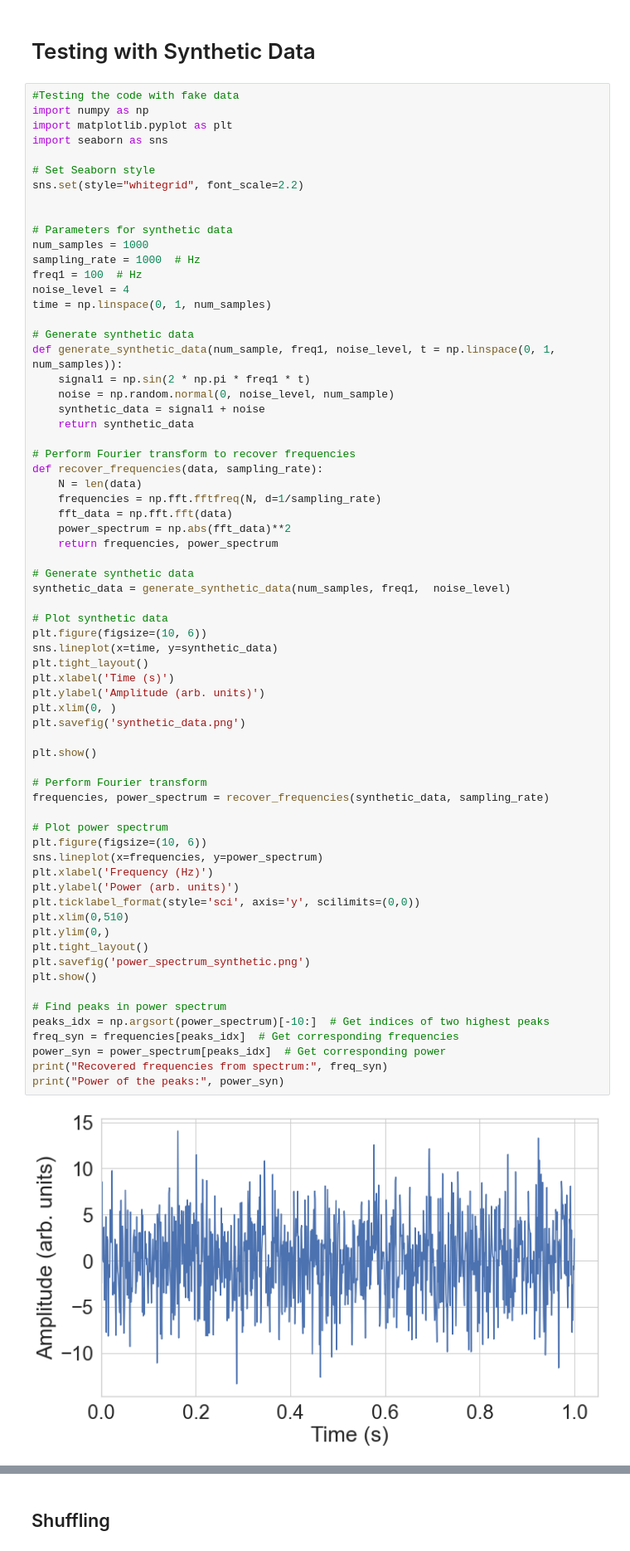
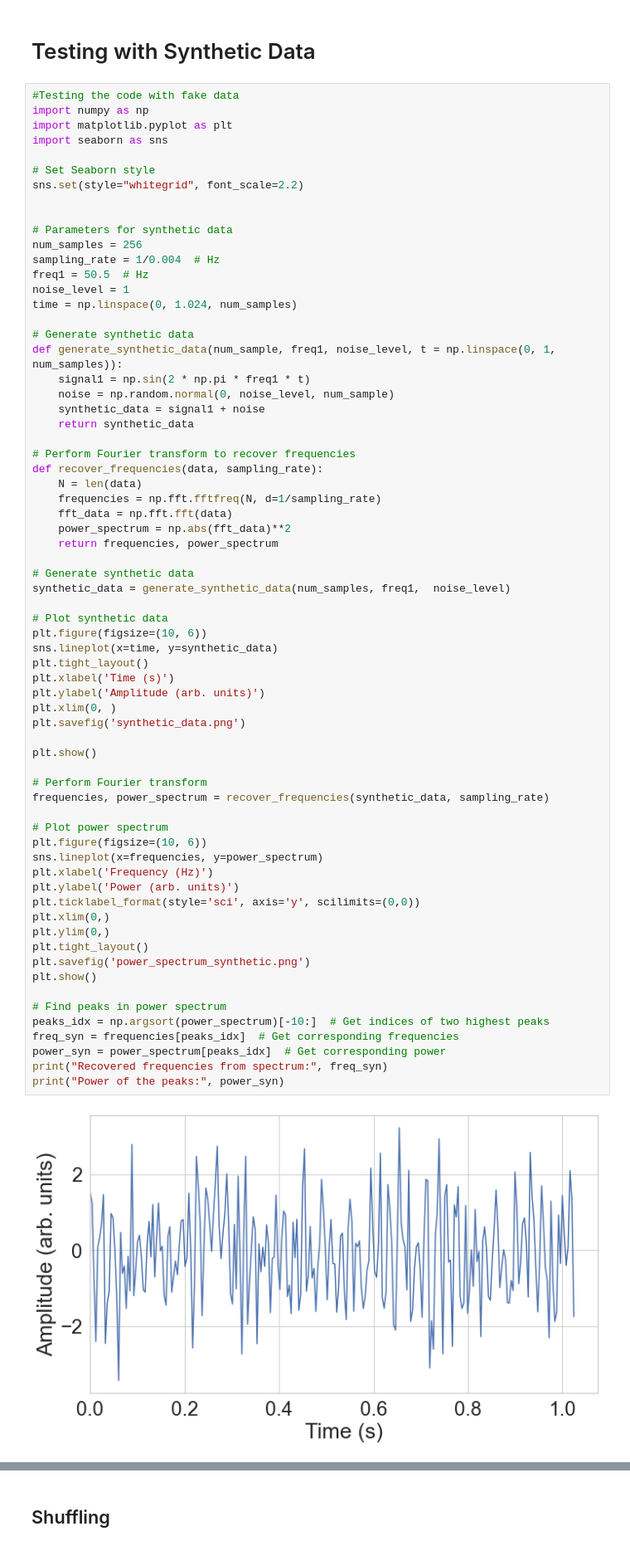
Before and after one commit to Joao-Carlos-S-G-de-A/Pulsar-Fourier-Transform, a Jupyter notebook: Main.ipynb, the cells around one changed output, grey strips where cells are left out. Shown at 83% size. Cells and saved outputs as stored; diff of their text form.

```diff
--- a/Main.ipynb
+++ b/Main.ipynb
@@ -11,11 +11,11 @@ sns.set(style="whitegrid", font_scale=2.2)
 
 
 # Parameters for synthetic data
-num_samples = 1000
-sampling_rate = 1000  # Hz
-freq1 = 100  # Hz
-noise_level = 4
-time = np.linspace(0, 1, num_samples)
+num_samples = 256
+sampling_rate = 1/0.004  # Hz
+freq1 = 50.5  # Hz
+noise_level = 1
+time = np.linspace(0, 1.024, num_samples)
 
 # Generate synthetic data
 def generate_synthetic_data(num_sample, freq1, noise_level, t = np.linspace(0, 1, num_samples)):
@@ -40,32 +40,32 @@ plt.figure(figsize=(10, 6))
 sns.lineplot(x=time, y=synthetic_data)
 plt.tight_layout()
 plt.xlabel('Time (s)')
 plt.ylabel('Amplitude (arb. units)')
 plt.xlim(0, )
 plt.savefig('synthetic_data.png')
 
 plt.show()
 
 # Perform Fourier transform
 frequencies, power_spectrum = recover_frequencies(synthetic_data, sampling_rate)
 
 # Plot power spectrum
 plt.figure(figsize=(10, 6))
 sns.lineplot(x=frequencies, y=power_spectrum)
 plt.xlabel('Frequency (Hz)')
 plt.ylabel('Power (arb. units)')
 plt.ticklabel_format(style='sci', axis='y', scilimits=(0,0))
-plt.xlim(0,510)
+plt.xlim(0,)
 plt.ylim(0,)
 plt.tight_layout()
 plt.savefig('power_spectrum_synthetic.png')
 plt.show()
 
 # Find peaks in power spectrum
 peaks_idx = np.argsort(power_spectrum)[-10:]  # Get indices of two highest peaks
 freq_syn = frequencies[peaks_idx]  # Get corresponding frequencies
 power_syn = power_spectrum[peaks_idx]  # Get corresponding power
 print("Recovered frequencies from spectrum:", freq_syn)
 print("Power of the peaks:", power_syn)
 # %% [output]
-[figure, old version]
+[figure, new version]
```
Also changed, not shown: parts of 8 cells of this notebook, 2 other files.
